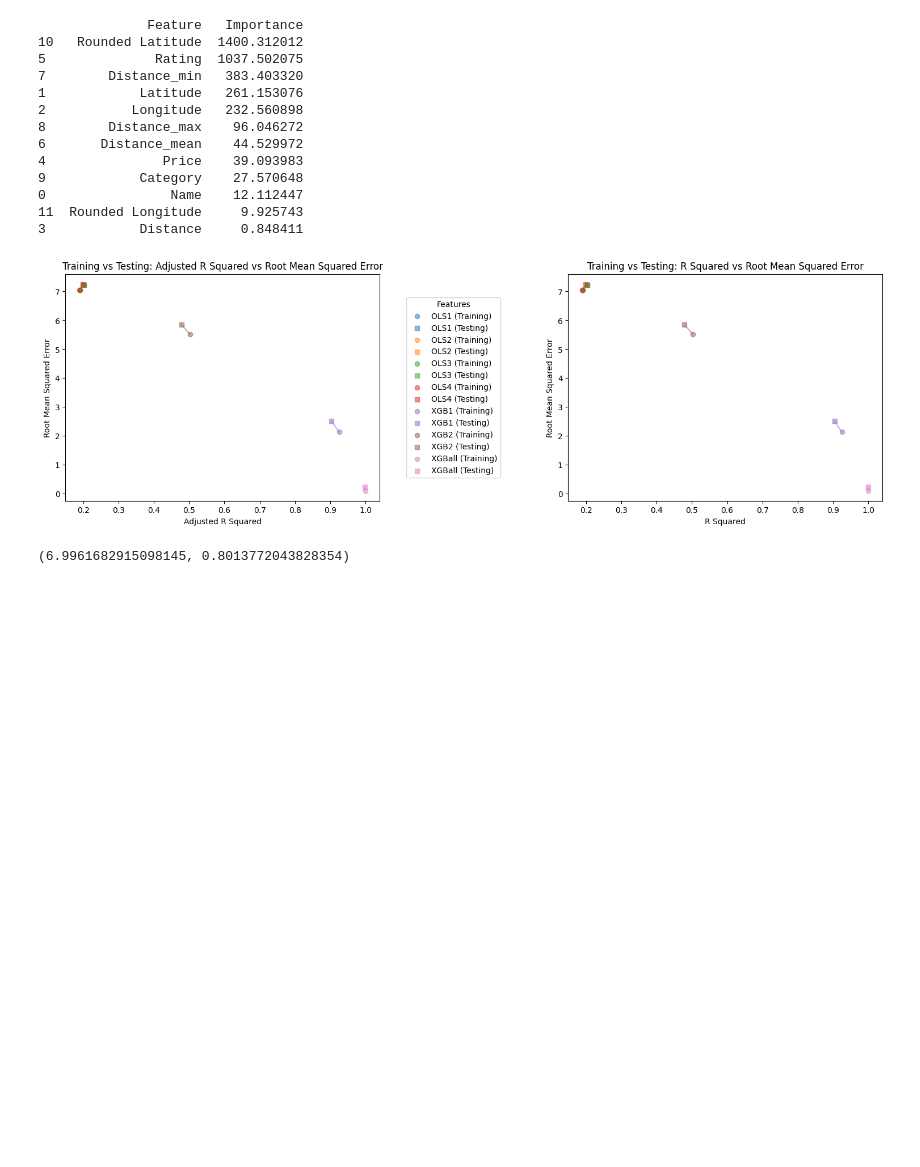
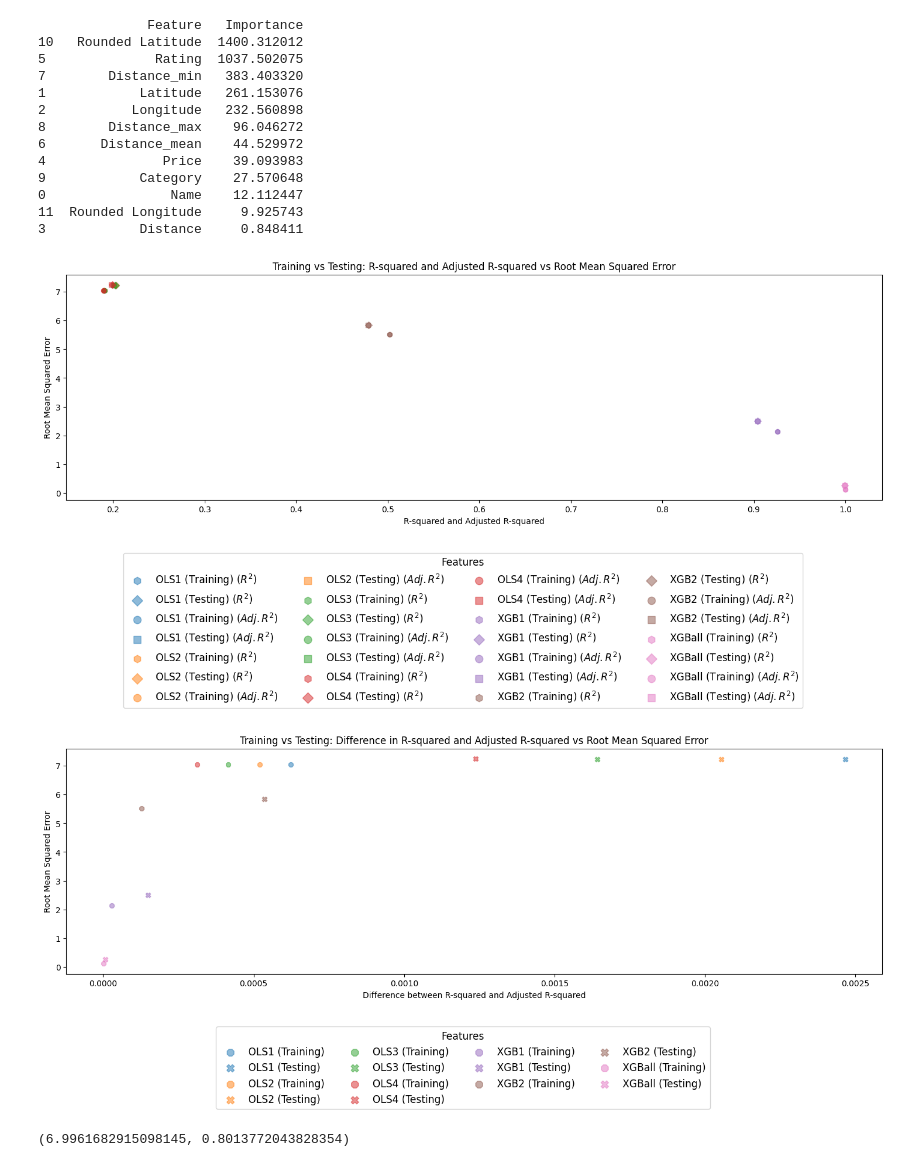
Before and after one commit to kdhahmo/Statistical-Modelling-Project, a Jupyter notebook: Revised-Approach/notebooks/model_building.ipynb, the cells around one changed output. Drawn from its saved outputs; the diff is of its cells as text; code cells hidden in the pictures; blank space fills up the shorter version.

Commit message:
started updating function for graphs comparing model error and model explanation of data to be more adjustable.

```diff
--- a/Revised-Approach/notebooks/model_building.ipynb
+++ b/Revised-Approach/notebooks/model_building.ipynb
@@ -3672,9 +3674,12 @@ Showing the importance of specific features
 ResultsStore.AddResults('XGBall', XGBallR2train, XGBallAdjR2train, XGBallMSEtrain, XGBallRMSEtrain, XGBallR2test, XGBallAdjR2test, XGBallMSEtest, XGBallRMSEtest)
 # %%
 # visually comparing the Ordinary Least Square Regression and eXtreme Gradient Boosting models' error amounts with the Adjusted R-squared
-RMSEdifference2, ADJR2difference2 = GraphCalcs(ResultsStore.GetResults())
+GraphCalcs(ResultsStore.GetResults(),False)
 # %% [output]
-[figure, old version]
+[figure, new version]
+[figure, added]
+[figure, added]
+[figure, added]
 # %%
 RMSEdifference2, ADJR2difference2
 # %% [output]
```
Also changed, not shown: parts of 1 cell of this notebook, 1 other file.
